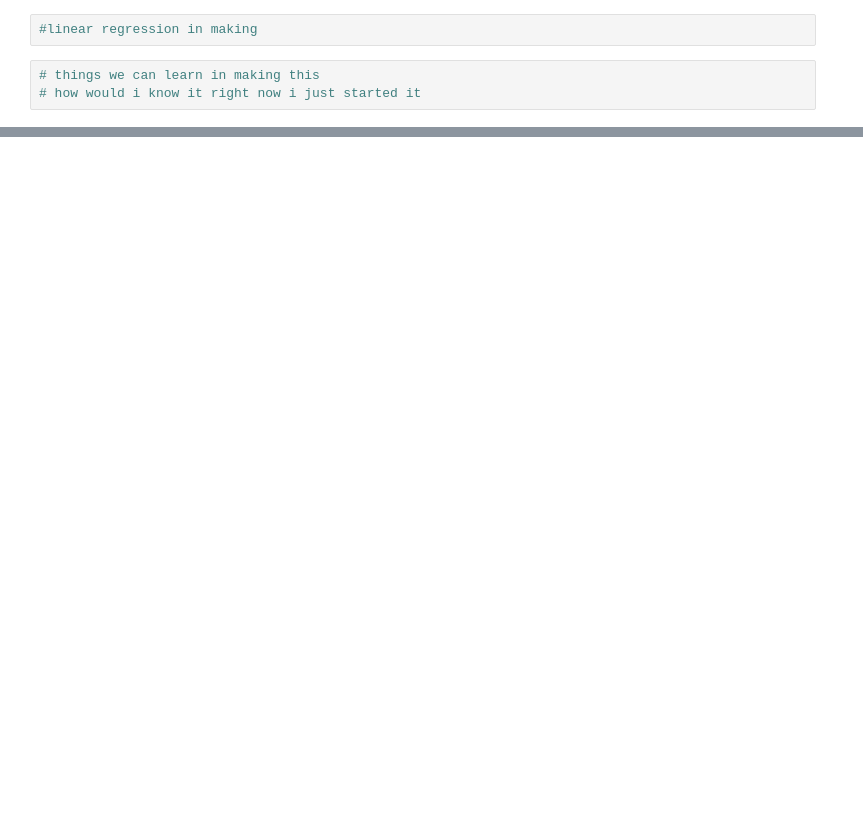
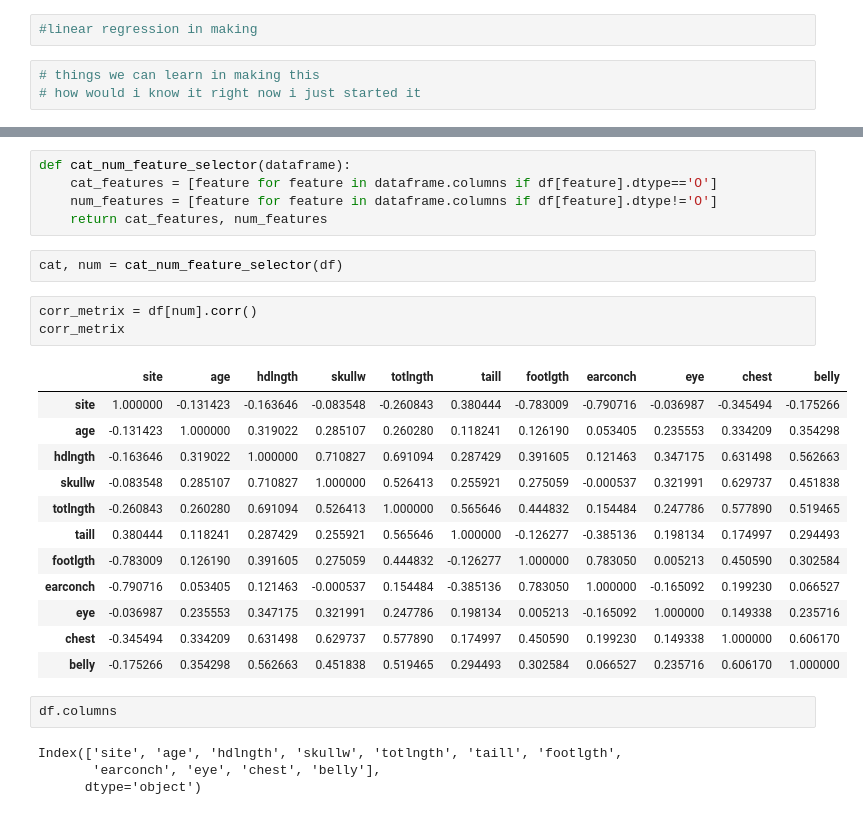
Before and after one commit to parzaech/PR_AD_Lab, a Jupyter notebook: Linear_Regression/lir.ipynb, the cells around one changed output, grey strips where cells are left out. Saved outputs shown, nothing was run; the diff lists cells and outputs as text; blank space fills up the shorter version.

```diff
--- a/Linear_Regression/lir.ipynb
+++ b/Linear_Regression/lir.ipynb
@@ -9,0 +138,29 @@ ModuleNotFoundError: No module named 'numpy'
+# %%
+def cat_num_feature_selector(dataframe):
+    cat_features = [feature for feature in dataframe.columns if df[feature].dtype=='O']
+    num_features = [feature for feature in dataframe.columns if df[feature].dtype!='O']
+    return cat_features, num_features
+# %%
+cat, num = cat_num_feature_selector(df)
+# %%
+corr_metrix = df[num].corr()
+corr_metrix
+# %% [output]
+|  | site | age | hdlngth | skullw | totlngth | taill | footlgth | earconch | eye | chest | belly |
+| site | 1.000000 | -0.131423 | -0.163646 | -0.083548 | -0.260843 | 0.380444 | -0.783009 | -0.790716 | -0.036987 | -0.345494 | -0.175266 |
+| age | -0.131423 | 1.000000 | 0.319022 | 0.285107 | 0.260280 | 0.118241 | 0.126190 | 0.053405 | 0.235553 | 0.334209 | 0.354298 |
+| hdlngth | -0.163646 | 0.319022 | 1.000000 | 0.710827 | 0.691094 | 0.287429 | 0.391605 | 0.121463 | 0.347175 | 0.631498 | 0.562663 |
+| skullw | -0.083548 | 0.285107 | 0.710827 | 1.000000 | 0.526413 | 0.255921 | 0.275059 | -0.000537 | 0.321991 | 0.629737 | 0.451838 |
+| totlngth | -0.260843 | 0.260280 | 0.691094 | 0.526413 | 1.000000 | 0.565646 | 0.444832 | 0.154484 | 0.247786 | 0.577890 | 0.519465 |
+| taill | 0.380444 | 0.118241 | 0.287429 | 0.255921 | 0.565646 | 1.000000 | -0.126277 | -0.385136 | 0.198134 | 0.174997 | 0.294493 |
+| footlgth | -0.783009 | 0.126190 | 0.391605 | 0.275059 | 0.444832 | -0.126277 | 1.000000 | 0.783050 | 0.005213 | 0.450590 | 0.302584 |
+| earconch | -0.790716 | 0.053405 | 0.121463 | -0.000537 | 0.154484 | -0.385136 | 0.783050 | 1.000000 | -0.165092 | 0.199230 | 0.066527 |
+| eye | -0.036987 | 0.235553 | 0.347175 | 0.321991 | 0.247786 | 0.198134 | 0.005213 | -0.165092 | 1.000000 | 0.149338 | 0.235716 |
+| chest | -0.345494 | 0.334209 | 0.631498 | 0.629737 | 0.577890 | 0.174997 | 0.450590 | 0.199230 | 0.149338 | 1.000000 | 0.606170 |
+| belly | -0.175266 | 0.354298 | 0.562663 | 0.451838 | 0.519465 | 0.294493 | 0.302584 | 0.066527 | 0.235716 | 0.606170 | 1.000000 |
+# %%
+df.columns
+# %% [output]
+Index(['site', 'age', 'hdlngth', 'skullw', 'totlngth', 'taill', 'footlgth',
+       'earconch', 'eye', 'chest', 'belly'],
+      dtype='object')
```
Also changed, not shown: parts of 20 cells of this notebook, 3 other files.
